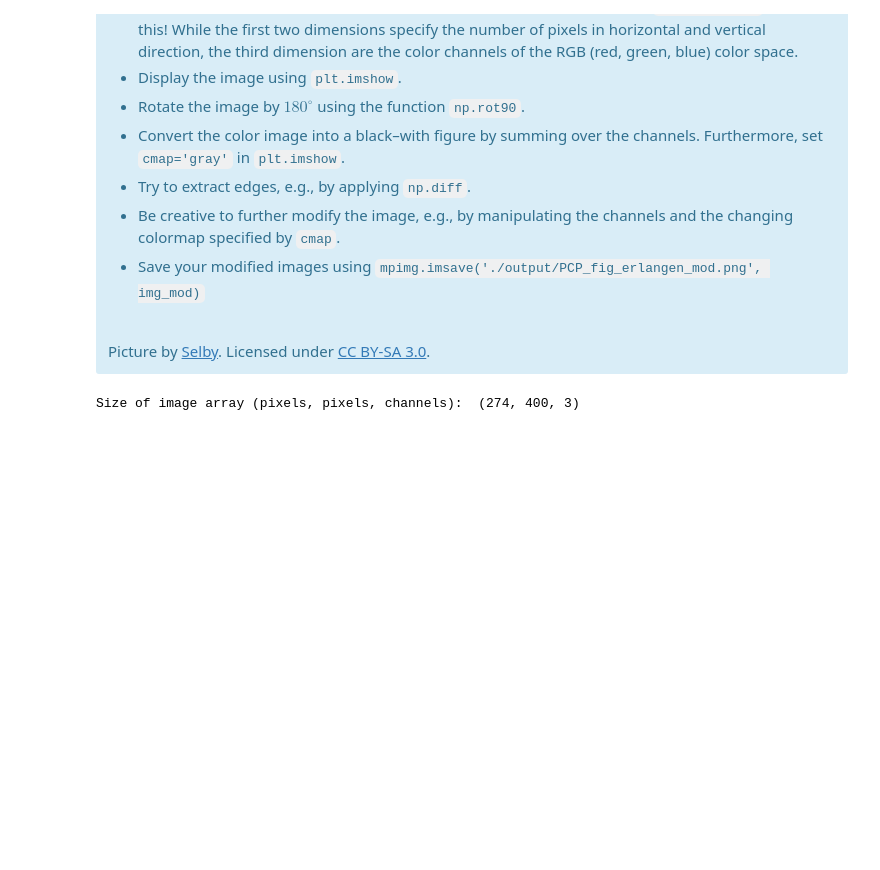
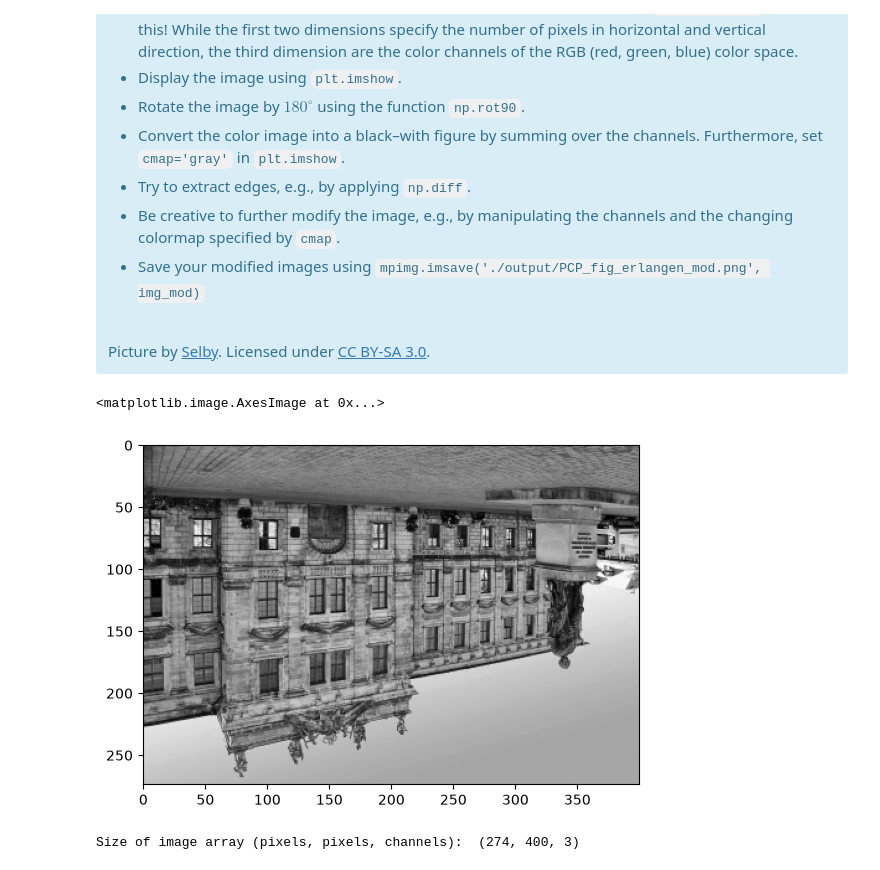
Before and after one commit to jasonvla/PCP, a Jupyter notebook: PCP_05_vis.ipynb, the cells around one changed output. Cells and saved outputs as stored; diff of their text form; code cells hidden in the pictures; blank space fills up the shorter version.

```diff
--- a/PCP_05_vis.ipynb
+++ b/PCP_05_vis.ipynb
@@ -421,3 +491,23 @@ Picture by <a href="https://commons.wikimedia.org/wiki/User:Selby">Selby</a>. Li
+# %%
+#<solution>
+
+import matplotlib.image as mpimg
+
+pic = mpimg.imread("./data/PCP_fig_erlangen.png")
+
+pic = np.rot90(pic, 2)
+
+plt.imshow(pic)
+
+pic_greyscale = pic[:,:,0]
+
+plt.imshow(pic_greyscale, cmap="gray")
+
+np.diff
+#</solution>
+# %% [output]
+<matplotlib.image.AxesImage at 0x...>
+[figure, added]
 # %%
 libpcp.vis.exercise_erlangen(show_result=show_result)
 # %% [output]
```
Also changed, not shown: parts of 5 cells of this notebook, 4 other files.
